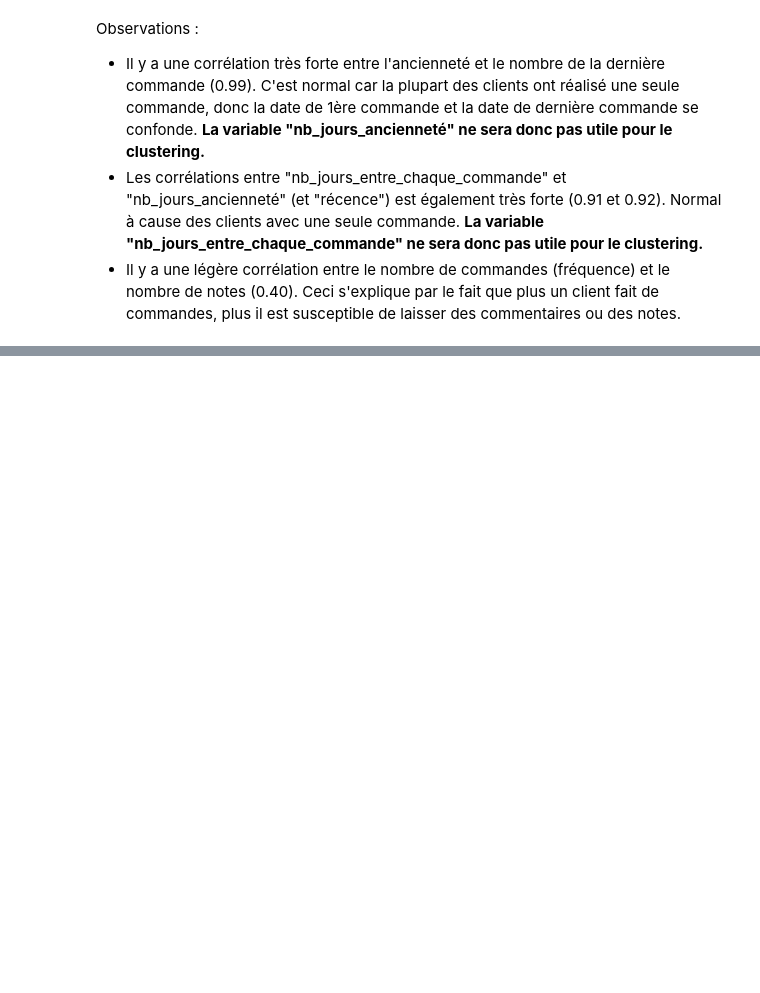
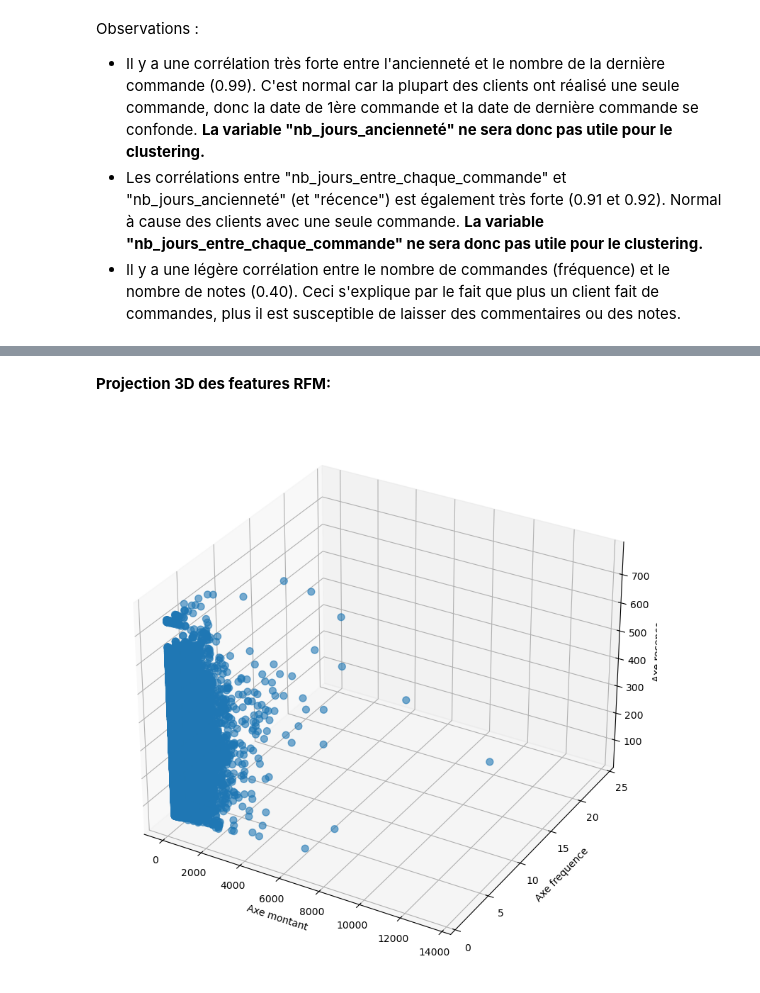
Before and after one commit to ludovic-source/Data_scientist_formation, a Jupyter notebook: projet_5/Projet_5_exploration.ipynb, the cells around one changed output, grey strips where cells are left out. Saved outputs shown, nothing was run; the diff lists cells and outputs as text; code cells hidden in the pictures; blank space fills up the shorter version.

```diff
--- a/projet_5/Projet_5_exploration.ipynb
+++ b/projet_5/Projet_5_exploration.ipynb
@@ -390,0 +419,19 @@ Observations :
+# %% [markdown]
+**Projection 3D des features RFM:**
+# %%
+# Création de la figure 3D
+fig = plt.figure(figsize=(15, 10))
+ax = fig.add_subplot(111, projection='3d')
+
+# Ajout des points au nuage
+scatter = ax.scatter(df['montant'], df['frequence'], df['recence'], cmap='viridis', marker='o', s=50, alpha=0.6)
+
+# Ajout des labels
+ax.set_xlabel("Axe montant")
+ax.set_ylabel("Axe frequence")
+ax.set_zlabel("Axe recence")
+
+# Afficher le graphique
+plt.show()
+# %% [output]
+[figure, added]
```
Also changed, not shown: parts of 19 cells of this notebook.
